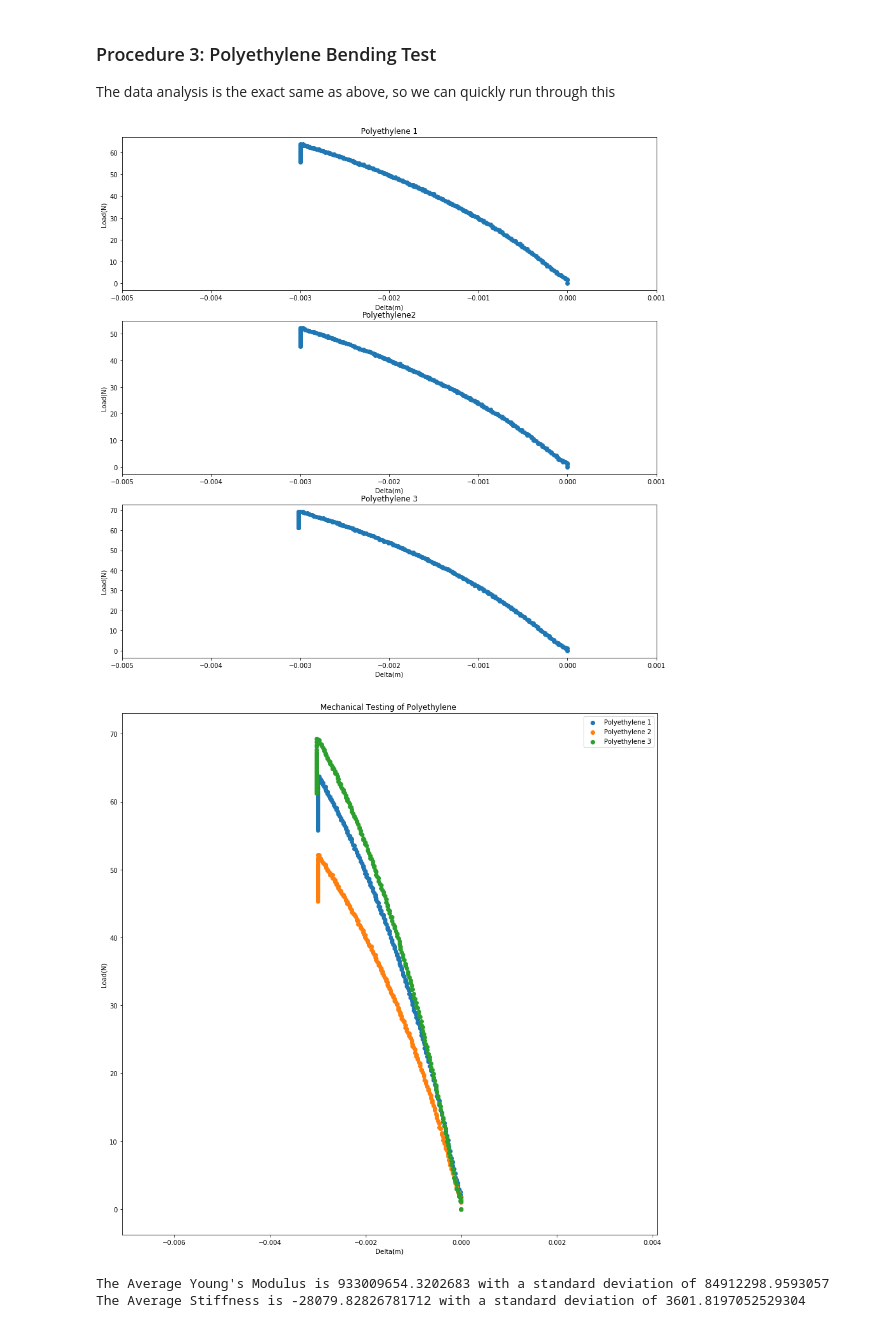
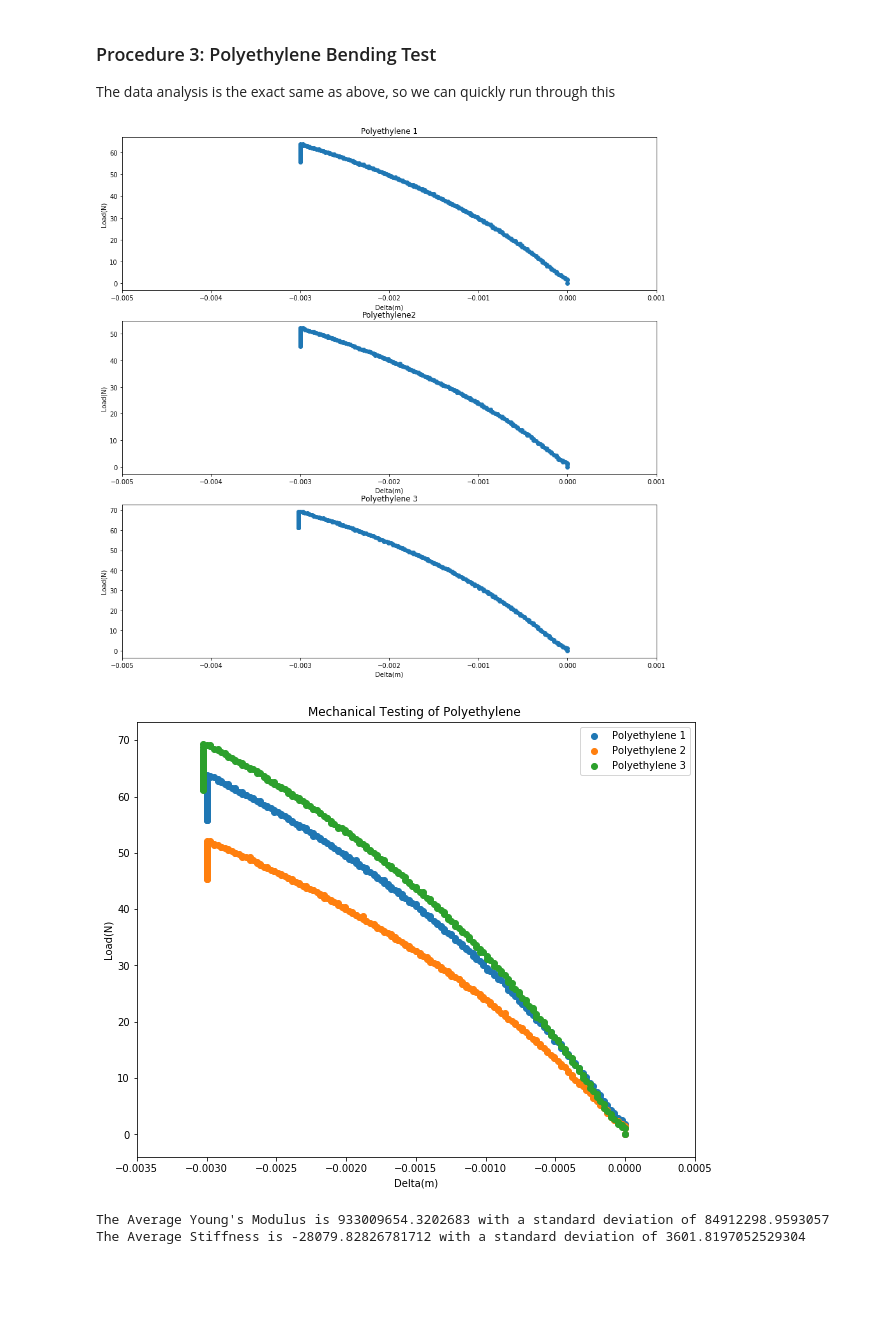
Before and after one commit to adithyas98/BiomechancialTesting, a Jupyter notebook: Biomechanical Testing Data Analysis.ipynb, the cells around one changed output. Saved outputs shown, nothing was run; the diff lists cells and outputs as text; code cells hidden in the pictures; blank space fills up the shorter version.

```diff
--- a/Biomechanical Testing Data Analysis.ipynb
+++ b/Biomechanical Testing Data Analysis.ipynb
@@ -261,35 +261,36 @@ plt.title("Polyethylene {}".format(1))
 plt.subplot(3,1,2)
 x,y=procedure3A[1].getDeltaLoad()
 plt.scatter(x,y)
 plt.xlim(-0.005,0.001)
 plt.ylabel("Load(N)")
 plt.xlabel("Delta(m)")
 plt.title("Polyethylene{}".format(2))
 
 plt.subplot(3,1,3)
 x,y=procedure3A[2].getDeltaLoad()
 plt.scatter(x,y)
 plt.xlim(-0.005,0.001)
 plt.ylabel("Load(N)")
 plt.xlabel("Delta(m)")
 plt.title("Polyethylene {}".format(3))
 
 
-plt.figure(figsize=(15,15))
+plt.figure(figsize=(10,8))
 x,y=procedure3A[0].getDeltaLoad()
 plt.scatter(x,y,label="Polyethylene {}".format(1))
 x1,y1=procedure3A[1].getDeltaLoad()
 plt.scatter(x1,y1,label="Polyethylene {}".format(2))
 x2,y2=procedure3A[2].getDeltaLoad()
 plt.scatter(x2,y2,label="Polyethylene {}".format(3))
 plt.ylabel("Load(N)")
 plt.xlabel("Delta(m)")
+plt.xlim([-0.0035,0.0005])
 plt.legend()
 plt.title("Mechanical Testing of Polyethylene ")
 plt.savefig("./Output/Procedure3/LoadVDeflectionA")
 # %% [output]
 [figure]
-[figure, old version]
+[figure, new version]
 # %%
 cutoffs=[-0.001,-0.001,-0.001]
 p3AYmod=[]
```
Also changed, not shown: 1 other file.
